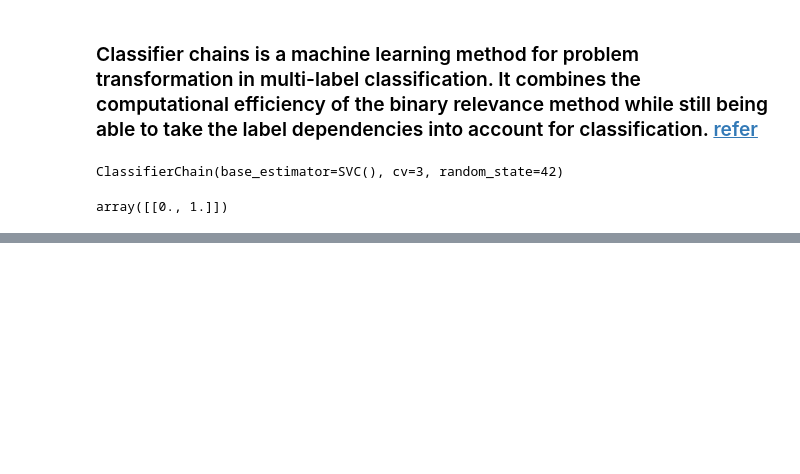
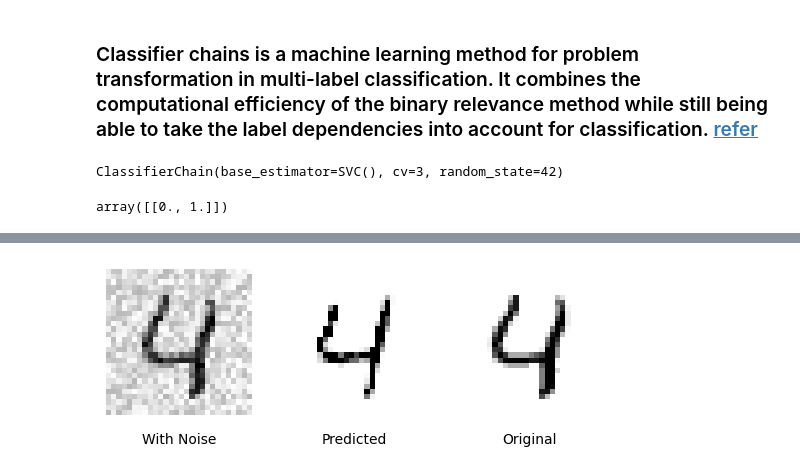
Before and after one commit to jayr0n/studies_ml, a Jupyter notebook: cap_2/classifier/mnist_classifier.ipynb, the cells around one changed output, grey strips where cells are left out. Drawn from its saved outputs; the diff is of its cells as text; code cells hidden in the pictures; blank space fills up the shorter version.

```diff
--- a/cap_2/classifier/mnist_classifier.ipynb
+++ b/cap_2/classifier/mnist_classifier.ipynb
@@ -636,0 +665,16 @@ array([[0., 1.]])
+# %%
+plt.subplot(131)
+plot_digit(X_test_mod[4])  # with noise
+plt.text(0.5, -0.2, 'With Noise', size=10, ha='center', transform=plt.gca().transAxes)
+
+plt.subplot(132)
+plot_digit(clean_digit)  # predict
+plt.text(0.5, -0.2, 'Predicted', size=10, ha='center', transform=plt.gca().transAxes)
+
+plt.subplot(133)
+plot_digit(X_test[4])  # original
+plt.text(0.5, -0.2, 'Original', size=10, ha='center', transform=plt.gca().transAxes)
+
+plt.show()
+# %% [output]
+[figure, added]
```
Also changed, not shown: parts of 11 cells of this notebook.
